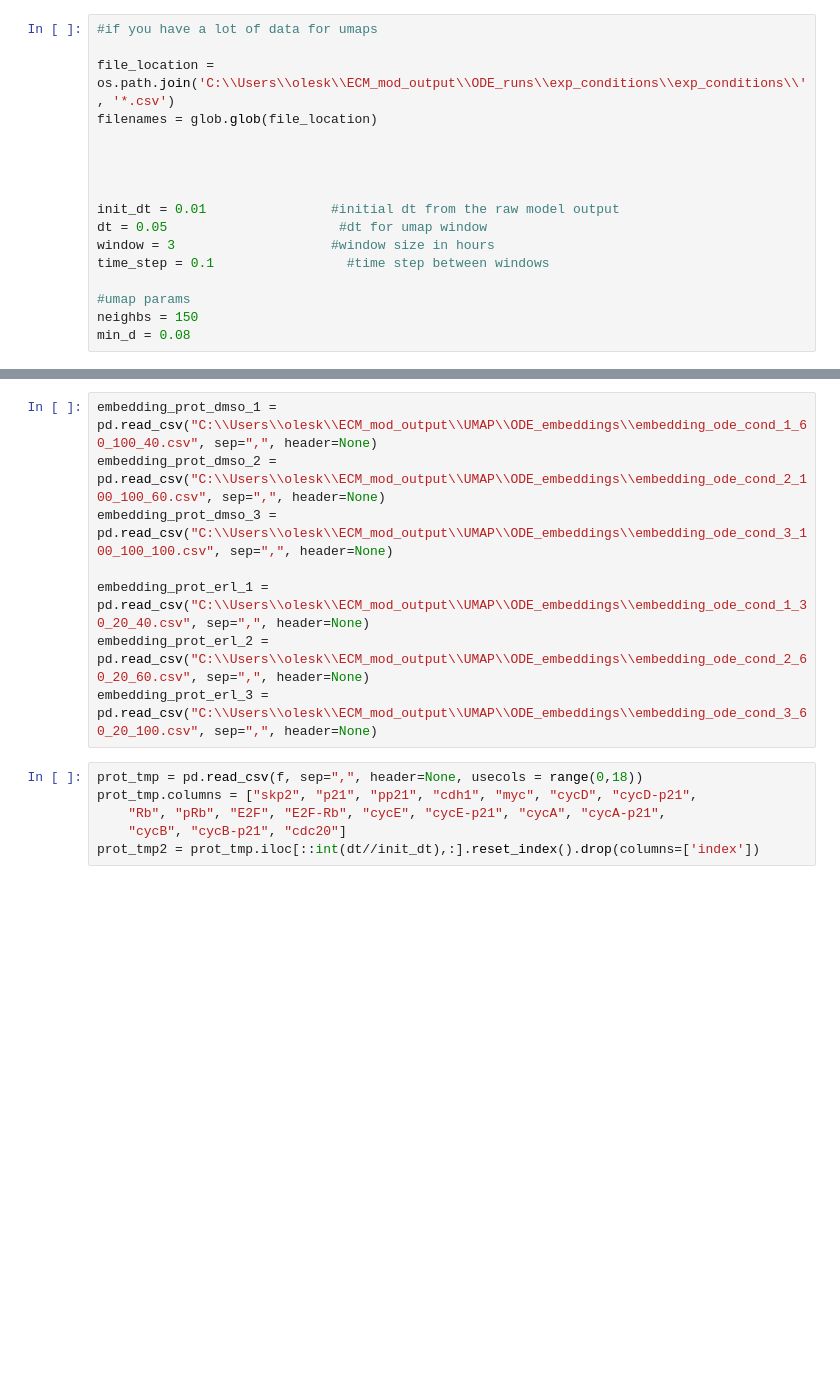
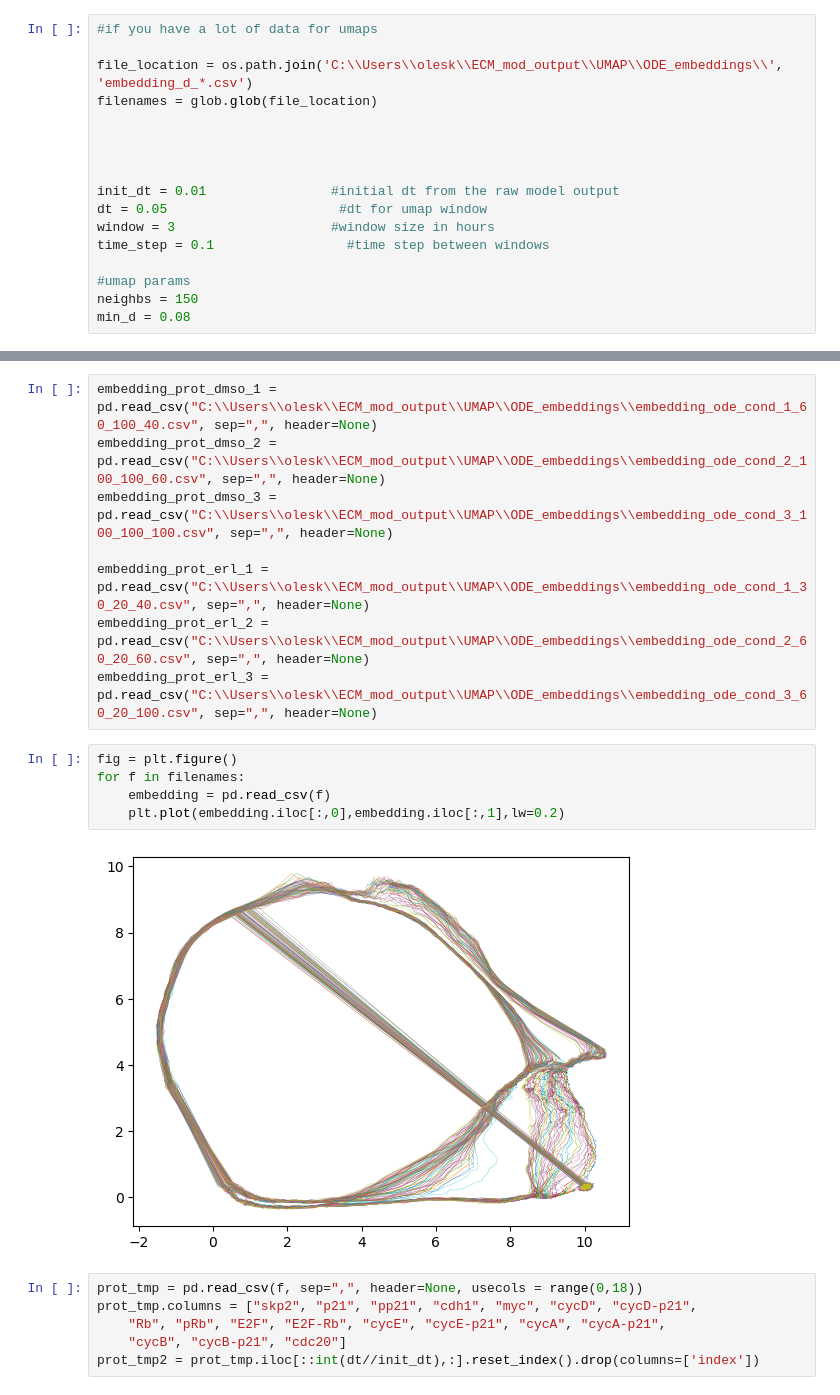
Before and after one commit to QuLab-VU/ECM_cell_cycle_model, a Jupyter notebook: Figures/Fig4/plot_ODE_UMAPs.ipynb, the cells around one changed output, grey strips where cells are left out. Drawn from its saved outputs; the diff is of its cells as text; blank space fills up the shorter version.

```diff
--- a/Figures/Fig4/plot_ODE_UMAPs.ipynb
+++ b/Figures/Fig4/plot_ODE_UMAPs.ipynb
@@ -14,7 +14,7 @@ if not os.path.exists(SAVEDIR):
 # %%
 #if you have a lot of data for umaps
 
-file_location = os.path.join('C:\\Users\\olesk\\ECM_mod_output\\ODE_runs\\exp_conditions\\exp_conditions\\', '*.csv')
+file_location = os.path.join('C:\\Users\\olesk\\ECM_mod_output\\UMAP\\ODE_embeddings\\', 'embedding_d_*.csv')
 filenames = glob.glob(file_location)
 
 
@@ -112,6 +108,13 @@ embedding_prot_dmso_3 = pd.read_csv("C:\\Users\\olesk\\ECM_mod_output\\UMAP\\ODE
 embedding_prot_erl_1 = pd.read_csv("C:\\Users\\olesk\\ECM_mod_output\\UMAP\\ODE_embeddings\\embedding_ode_cond_1_30_20_40.csv", sep=",", header=None)
 embedding_prot_erl_2 = pd.read_csv("C:\\Users\\olesk\\ECM_mod_output\\UMAP\\ODE_embeddings\\embedding_ode_cond_2_60_20_60.csv", sep=",", header=None)
 embedding_prot_erl_3 = pd.read_csv("C:\\Users\\olesk\\ECM_mod_output\\UMAP\\ODE_embeddings\\embedding_ode_cond_3_60_20_100.csv", sep=",", header=None)
+# %%
+fig = plt.figure()
+for f in filenames:
+    embedding = pd.read_csv(f)
+    plt.plot(embedding.iloc[:,0],embedding.iloc[:,1],lw=0.2)
+# %% [output]
+[figure, added]
 # %%
 prot_tmp = pd.read_csv(f, sep=",", header=None, usecols = range(0,18))
 prot_tmp.columns = ["skp2", "p21", "pp21", "cdh1", "myc", "cycD", "cycD-p21",
```
Also changed, not shown: parts of 1 cell of this notebook, 18 other files.
